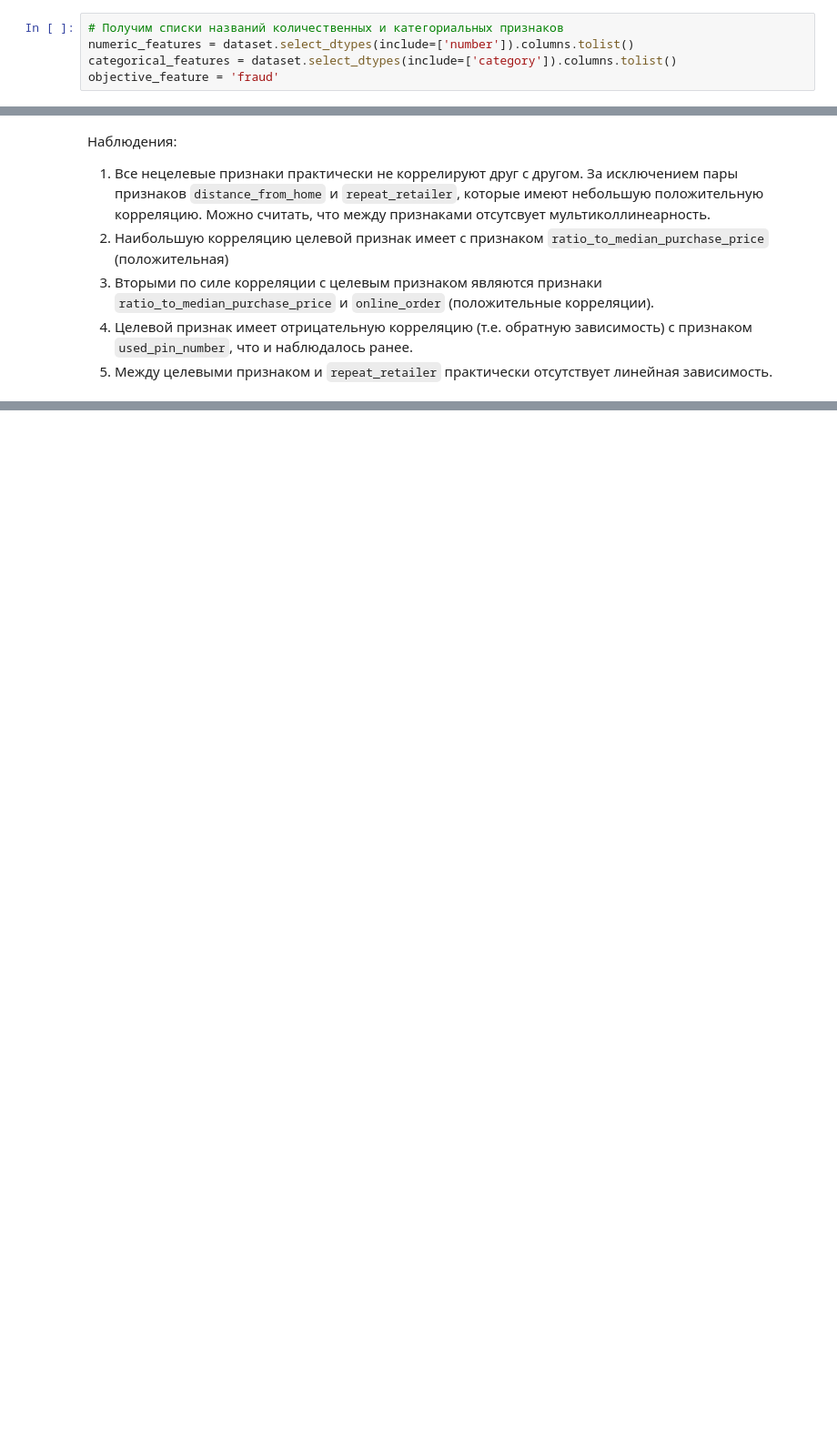
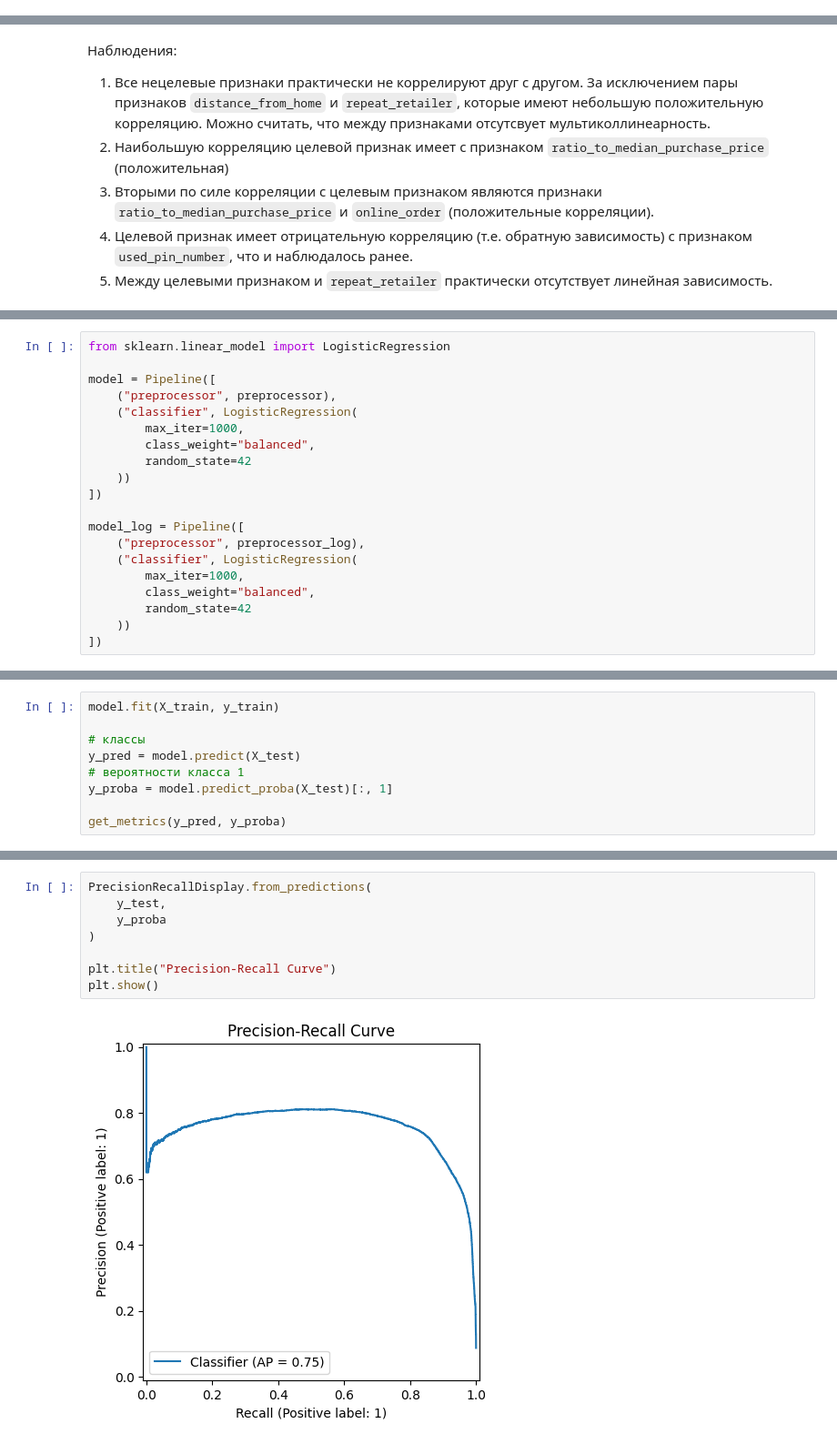
Before and after one commit to antohachekhov/Credit-Card-Fraud, a Jupyter notebook: eda_dataset.ipynb, the cells around one changed output, grey strips where cells are left out. Shown at 91% size. Drawn from its saved outputs; the diff is of its cells as text; blank space fills up the shorter version.

```diff
--- a/eda_dataset.ipynb
+++ b/eda_dataset.ipynb
@@ -60,8 +65,3 @@ memory usage: 27.7 MB
-# %%
-# Получим списки названий количественных и категориальных признаков
-numeric_features = dataset.select_dtypes(include=['number']).columns.tolist()
-categorical_features = dataset.select_dtypes(include=['category']).columns.tolist()
-objective_feature = 'fraud'
 # %% [markdown]
 # EDA
 # %% [markdown]
@@ -396,0 +461,20 @@ plt.show()
+# %%
+from sklearn.linear_model import LogisticRegression
+
+model = Pipeline([
+    ("preprocessor", preprocessor),
+    ("classifier", LogisticRegression(
+        max_iter=1000,
+        class_weight="balanced",
+        random_state=42
+    ))
+])
+
+model_log = Pipeline([
+    ("preprocessor", preprocessor_log),
+    ("classifier", LogisticRegression(
+        max_iter=1000,
+        class_weight="balanced",
+        random_state=42
+    ))
+])
@@ -396,0 +493,9 @@ plt.show()
+# %%
+model.fit(X_train, y_train)
+
+# классы
+y_pred = model.predict(X_test)
+# вероятности класса 1
+y_proba = model.predict_proba(X_test)[:, 1]
+
+get_metrics(y_pred, y_proba)
@@ -396,0 +512,10 @@ plt.show()
+# %%
+PrecisionRecallDisplay.from_predictions(
+    y_test,
+    y_proba
+)
+
+plt.title("Precision-Recall Curve")
+plt.show()
+# %% [output]
+[figure, added]
```
Also changed, not shown: parts of 31 cells of this notebook.
